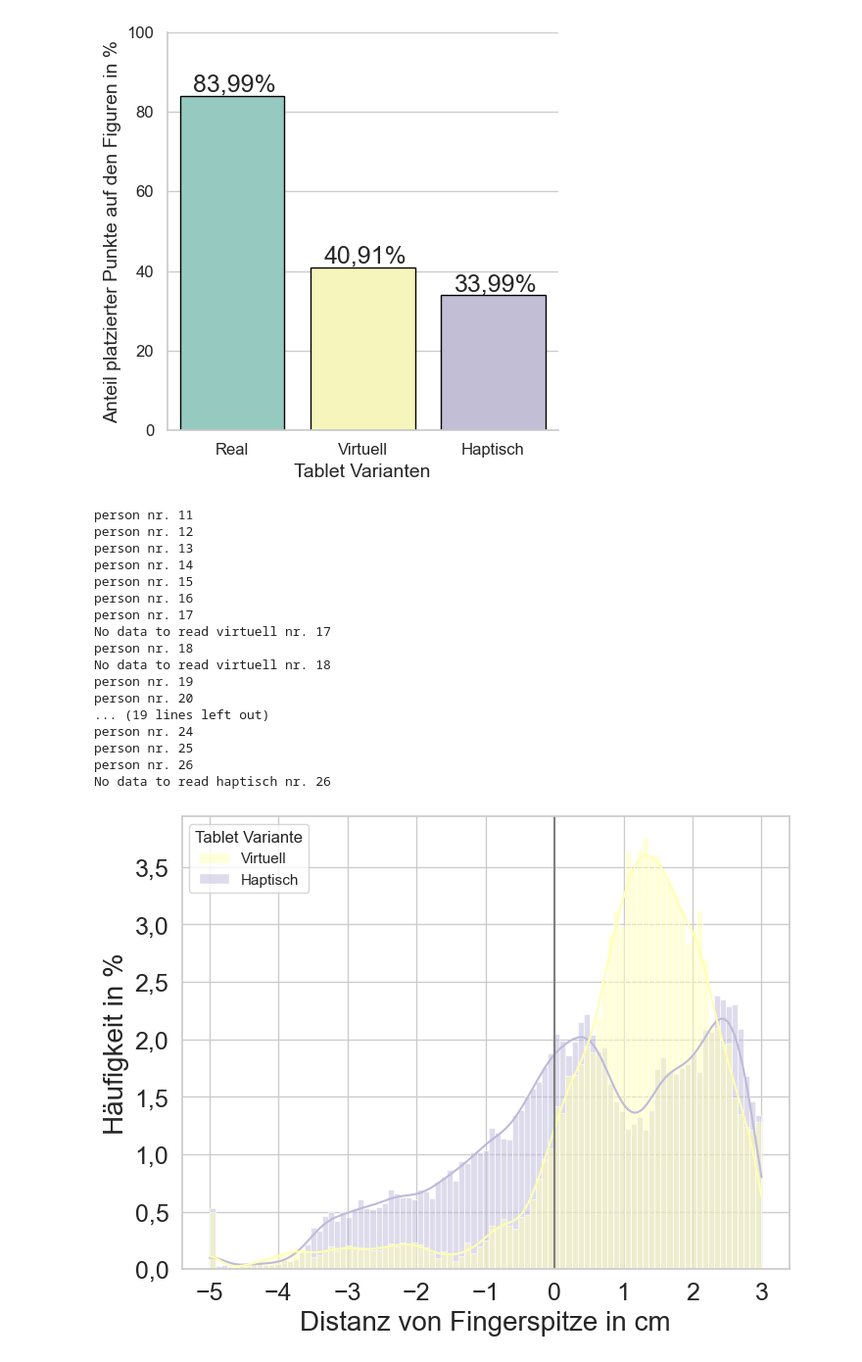
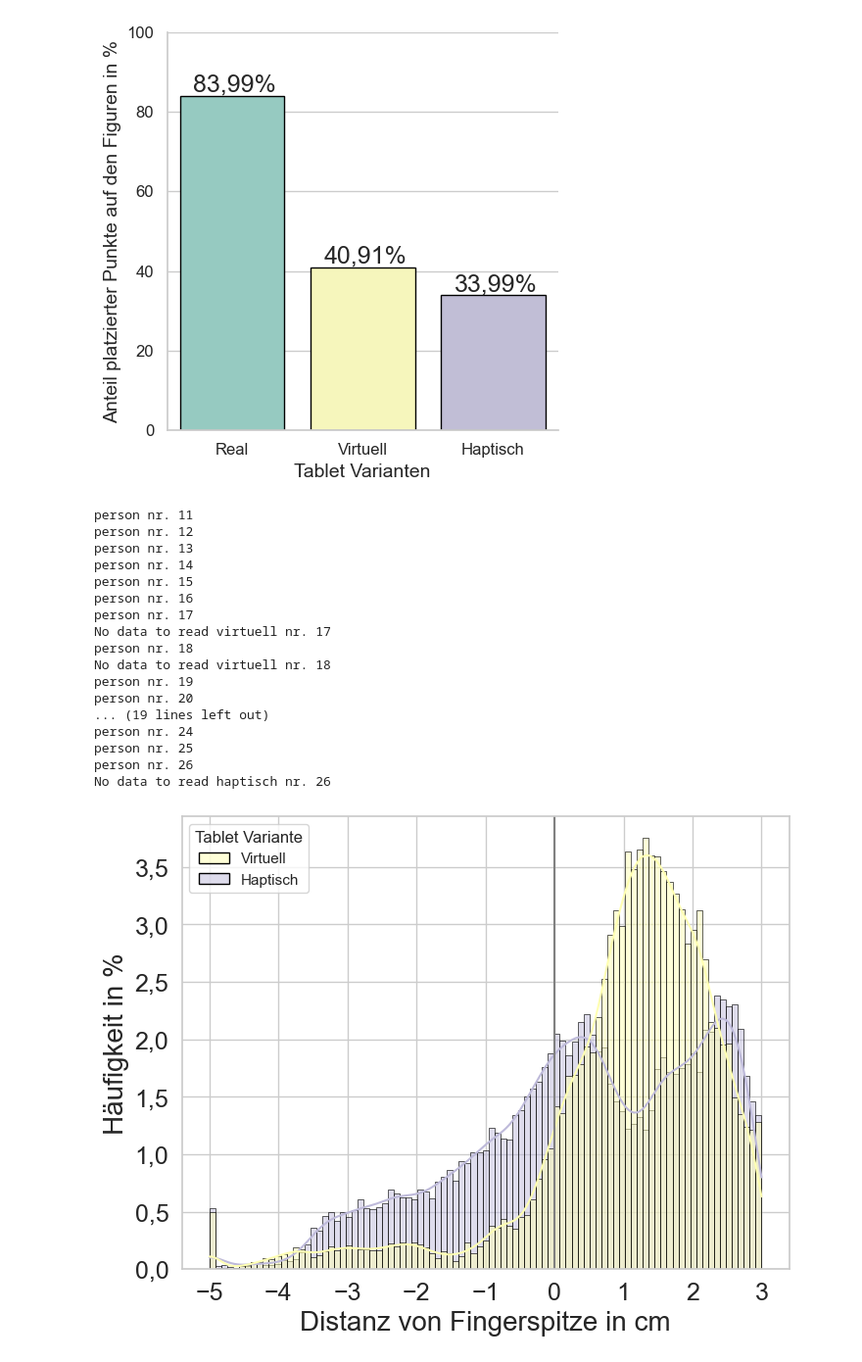
Before and after one commit to bkoern/Masterarbeit, a Jupyter notebook: Skripte/VisualizeStaticTest.ipynb, the cells around one changed output. Shown: that part at 98% size. Cells and saved outputs as stored; diff of their text form; code cells hidden in the pictures.

Commit message:
added egdecolor to graph

```diff
--- a/Skripte/VisualizeStaticTest.ipynb
+++ b/Skripte/VisualizeStaticTest.ipynb
@@ -397,36 +397,36 @@ combined_data = pd.concat([data_virt, data_hapt])
 plt.figure(figsize=(8, 6))
 custom_palette = sns.color_palette("Set3", 3)[1:3]
 #sns.violinplot(x='Dataset', y='distance', data=combined_data, palette=custom_palette)
-ax = sns.histplot(x='distance', hue='Tablet Variante', kde=True, data=combined_data, palette=custom_palette, stat='percent', common_norm=False)
+ax = sns.histplot(x='distance', hue='Tablet Variante', kde=True, data=combined_data, palette=custom_palette, stat='percent', common_norm=False, edgecolor="black")
 
 plt.axvline(x=0, color='gray', linestyle='-')
 # Plot anzeigen
 plt.ylabel('Häufigkeit in %', fontsize=fontsizeLabel)
 plt.xlabel('Distanz von Fingerspitze in cm', fontsize=fontsizeLabel)
 plt.xticks(fontsize=fontsize)
 plt.yticks(fontsize=fontsize)
 #ax.xaxis.set_major_formatter(FuncFormatter(deutsch_format))
 ax.yaxis.set_major_formatter(FuncFormatter(deutsch_format))
 
 #plt.title('Distanz der Fingerspitze bei Bedienung',fontsize=fontsizeHeader)
 plt.savefig('../Visualisierungen/distance_interaction.png', dpi=300)
 plt.show()
 # %% [output]
 person nr. 11
 person nr. 12
 person nr. 13
 person nr. 14
 person nr. 15
 person nr. 16
 person nr. 17
 No data to read virtuell nr. 17
 person nr. 18
 No data to read virtuell nr. 18
 person nr. 19
 person nr. 20
 ... (19 lines left out)
 person nr. 24
 person nr. 25
 person nr. 26
 No data to read haptisch nr. 26
-[figure, old version]
+[figure, new version]
```
Also changed, not shown: 1 other file.
